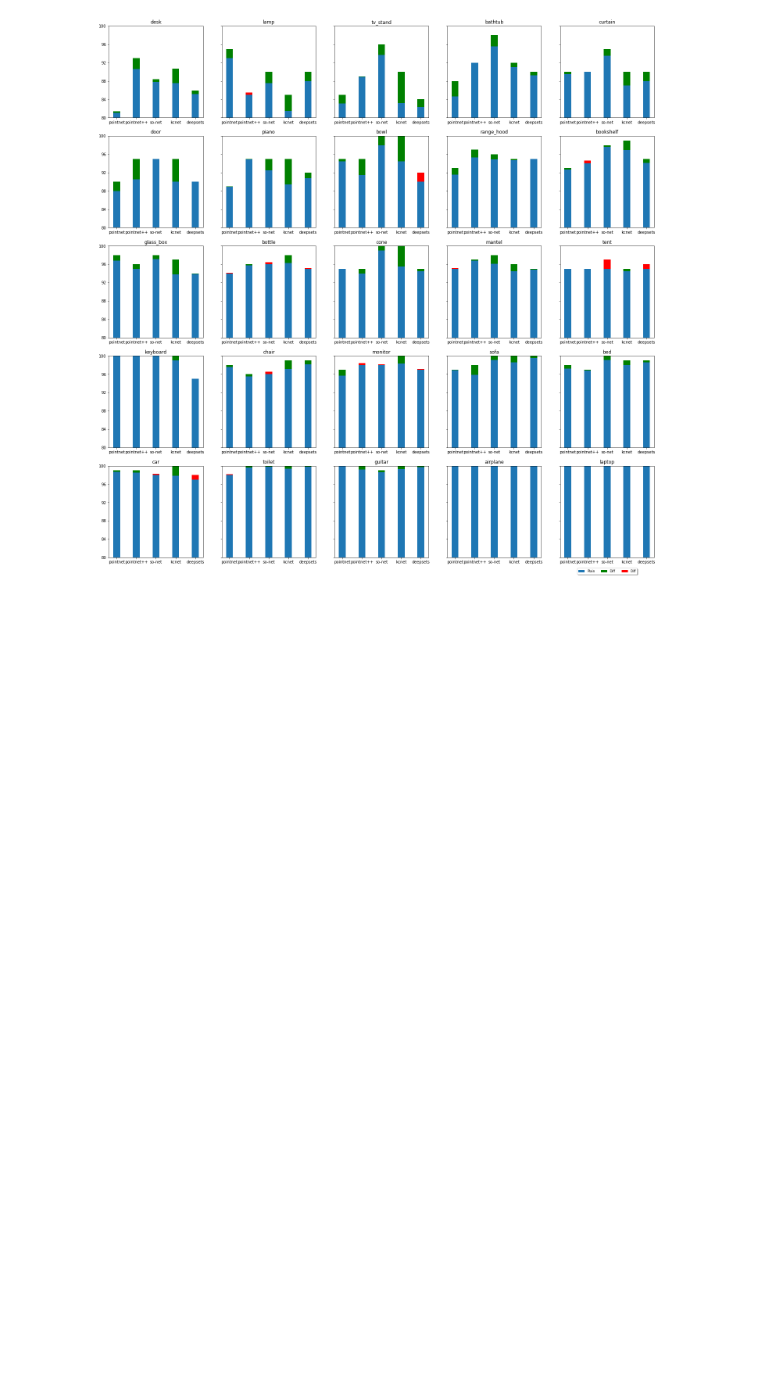
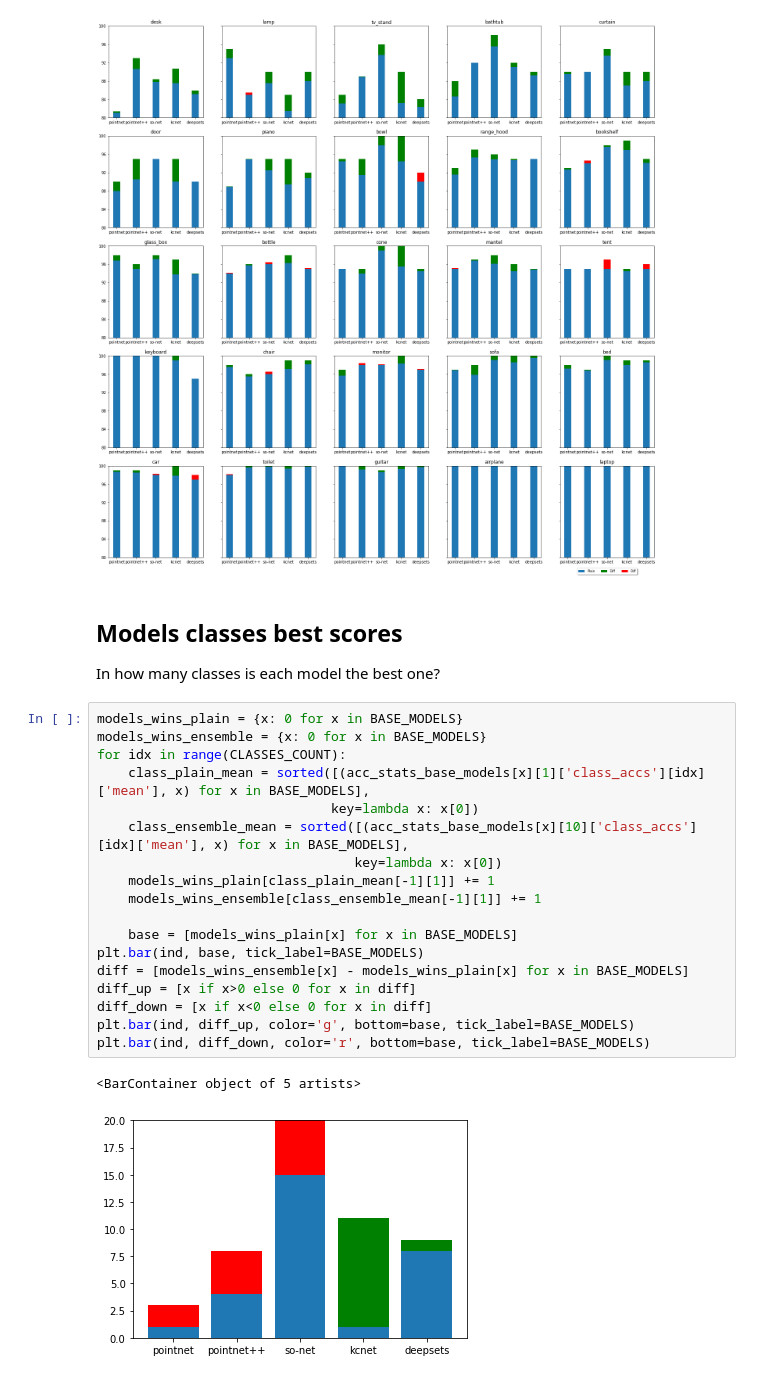
Before and after one commit to dkoguciuk/ensemble_learning_for_point_clouds, a Jupyter notebook: analysis.ipynb, the cells around one changed output. Drawn from its saved outputs; the diff is of its cells as text; blank space fills up the shorter version.

Commit message:
Wyliczenie w ilu klasach wygrywa dany model

```diff
--- a/analysis.ipynb
+++ b/analysis.ipynb
@@ -318,3 +318,27 @@ draw_class_accs(low_acc_classes, [0, 100])
 draw_class_accs(high_acc_classes, [80, 100])
 # %% [output]
 [figure]
+# %% [markdown]
+## Models classes best scores
+In how many classes is each model the best one?
+# %%
+models_wins_plain = {x: 0 for x in BASE_MODELS}
+models_wins_ensemble = {x: 0 for x in BASE_MODELS}
+for idx in range(CLASSES_COUNT):
+    class_plain_mean = sorted([(acc_stats_base_models[x][1]['class_accs'][idx]['mean'], x) for x in BASE_MODELS],
+                              key=lambda x: x[0])
+    class_ensemble_mean = sorted([(acc_stats_base_models[x][10]['class_accs'][idx]['mean'], x) for x in BASE_MODELS],
+                                 key=lambda x: x[0])
+    models_wins_plain[class_plain_mean[-1][1]] += 1
+    models_wins_ensemble[class_ensemble_mean[-1][1]] += 1
+
+    base = [models_wins_plain[x] for x in BASE_MODELS]
+plt.bar(ind, base, tick_label=BASE_MODELS)
+diff = [models_wins_ensemble[x] - models_wins_plain[x] for x in BASE_MODELS]
+diff_up = [x if x>0 else 0 for x in diff]
+diff_down = [x if x<0 else 0 for x in diff]
+plt.bar(ind, diff_up, color='g', bottom=base, tick_label=BASE_MODELS)
+plt.bar(ind, diff_down, color='r', bottom=base, tick_label=BASE_MODELS)
+# %% [output]
+<BarContainer object of 5 artists>
+[figure, added]
```
